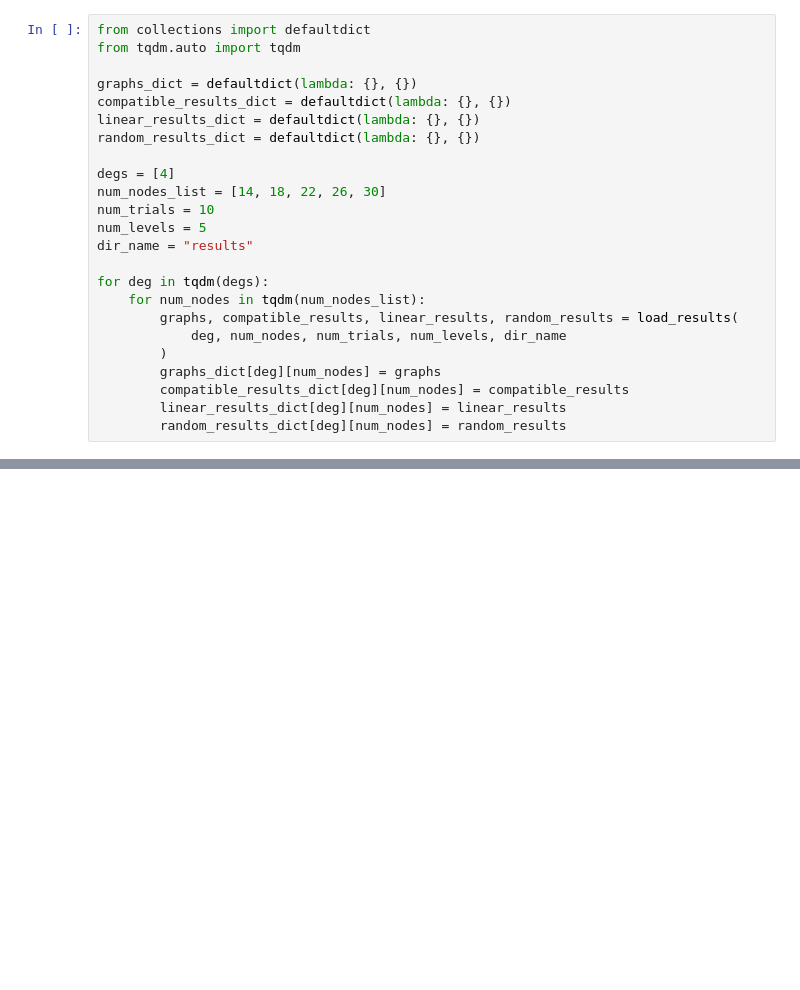
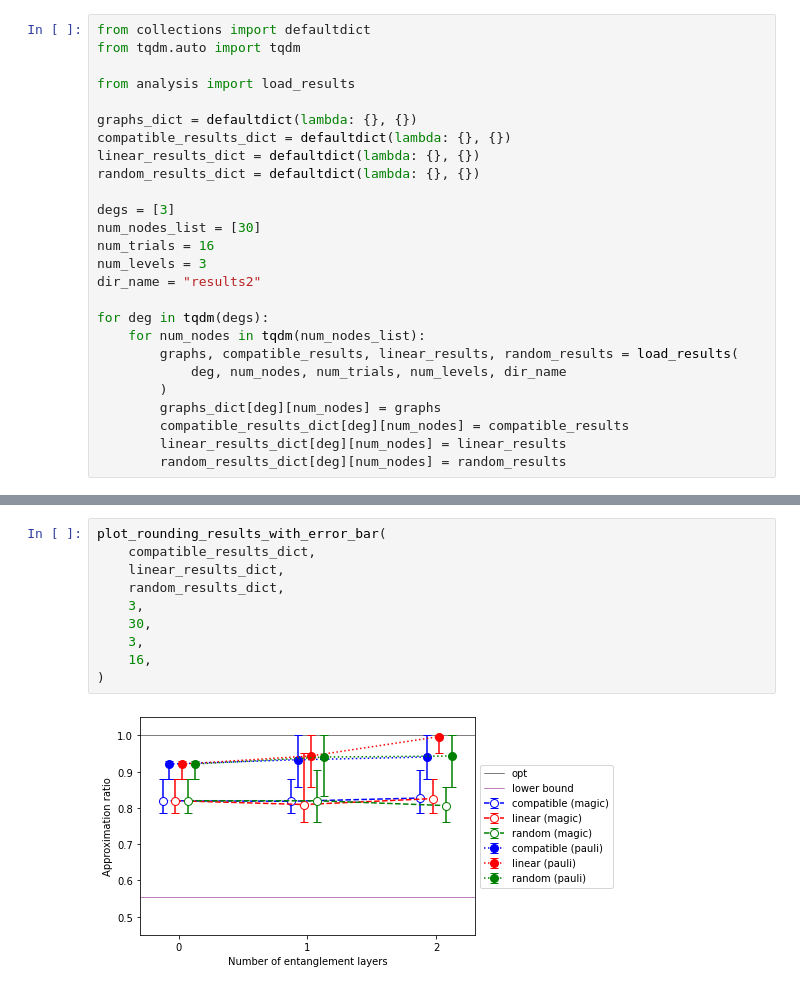
Before and after one commit to terapoon/qrao_experiment, a Jupyter notebook: qulacs/dashboard.ipynb, the cells around one changed output, grey strips where cells are left out. Cells and saved outputs as stored; diff of their text form; blank space fills up the shorter version.

```diff
--- a/qulacs/dashboard.ipynb
+++ b/qulacs/dashboard.ipynb
@@ -95,17 +35,19 @@ def get_mean(values):
 # %%
 from collections import defaultdict
 from tqdm.auto import tqdm
+
+from analysis import load_results
 
 graphs_dict = defaultdict(lambda: {}, {})
 compatible_results_dict = defaultdict(lambda: {}, {})
 linear_results_dict = defaultdict(lambda: {}, {})
 random_results_dict = defaultdict(lambda: {}, {})
 
-degs = [4]
-num_nodes_list = [14, 18, 22, 26, 30]
-num_trials = 10
-num_levels = 5
-dir_name = "results"
+degs = [3]
+num_nodes_list = [30]
+num_trials = 16
+num_levels = 3
+dir_name = "results2"
 
 for deg in tqdm(degs):
     for num_nodes in tqdm(num_nodes_list):
@@ -341,0 +124,12 @@ def calc_statistics(
+# %%
+plot_rounding_results_with_error_bar(
+    compatible_results_dict,
+    linear_results_dict,
+    random_results_dict,
+    3,
+    30,
+    3,
+    16,
+)
+# %% [output]
+[figure, added]
```
Also changed, not shown: parts of 24 cells of this notebook, 20 other files.
